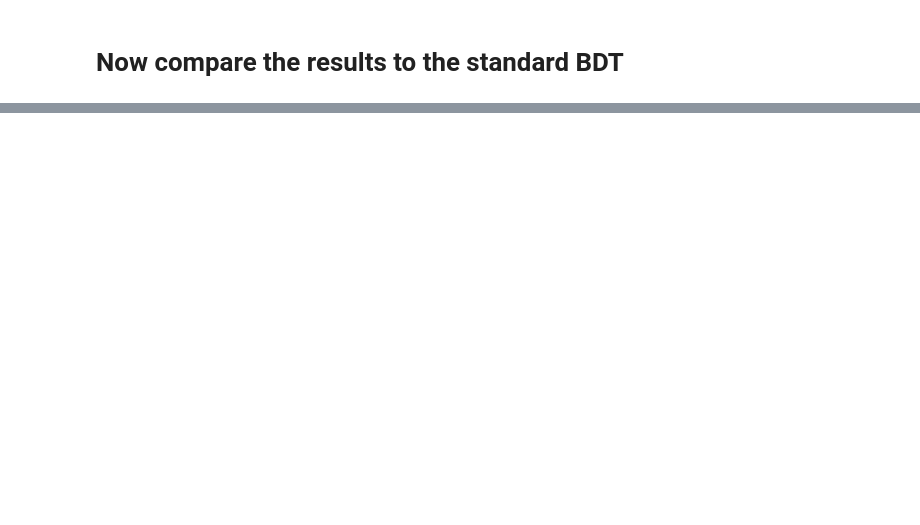
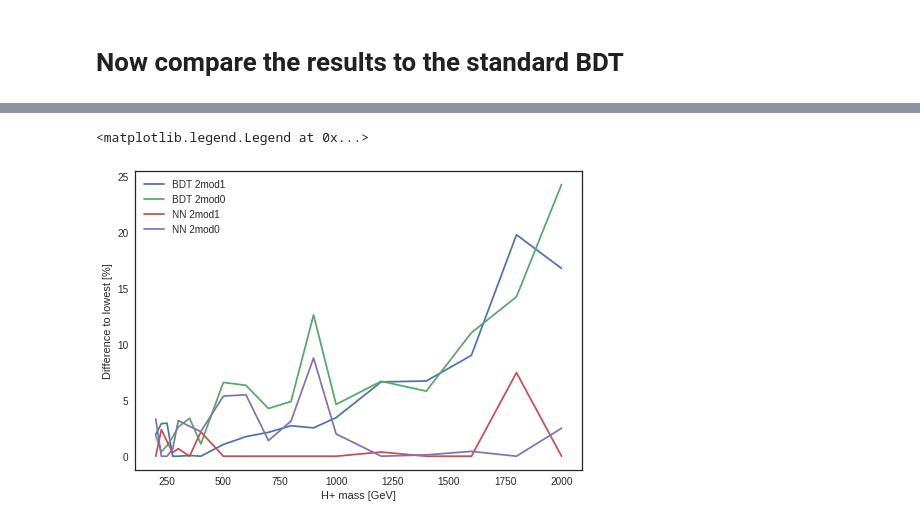
Before and after one commit to asalvadorsalas/HplusML, a Jupyter notebook: StandardNN.ipynb, the cells around one changed output, grey strips where cells are left out. Saved outputs shown, nothing was run; the diff lists cells and outputs as text; code cells hidden in the pictures; blank space fills up the shorter version.

```diff
--- a/StandardNN.ipynb
+++ b/StandardNN.ipynb
@@ -452,0 +480,25 @@ the 1.2 TeV mass poitns seems to have a problem with a nan in the ROC calculatio
+# %%
+import matplotlib.ticker as ticker
+
+plt.style.use('seaborn-white')
+
+print(bdttrain, bdttest, nntrain, nntest)
+plt.plot(hpmasses, bdttest, label="BDT 2mod1")
+plt.plot(hpmasses, bdttrain, label="BDT 2mod0")
+plt.plot(hpmasses, nntest, label="NN 2mod1")
+plt.plot(hpmasses, nntrain, label="NN 2mod0")
+plt.ylabel("1-ROC AUC")
+plt.xlabel("H+ mass [GeV]")
+plt.legend()
+
+fig,ax=plt.subplots()
+plt.semilogy(hpmasses, bdttest, label="BDT 2mod1")
+plt.semilogy(hpmasses, bdttrain, label="BDT 2mod0")
+plt.semilogy(hpmasses, nntest, label="NN 2mod1")
+plt.semilogy(hpmasses, nntrain, label="NN 2mod0")
+ax.yaxis.set_minor_formatter(ticker.LogFormatter(labelOnlyBase=True))
+#ax.yaxis.set_major_formatter(ticker.LogFormatter())
+plt.ylim([0.01,1])
+plt.ylabel("1-ROC AUC")
+plt.xlabel("H+ mass [GeV]")
+plt.legend()
@@ -452,0 +510,22 @@ the 1.2 TeV mass poitns seems to have a problem with a nan in the ROC calculatio
+# %%
+ratiobdttrain=[]
+ratiobdttest=[]
+rationntrain=[]
+rationntest=[]
+for i in range(len(hpmasses)):
+  mn=min(bdttrain[i],bdttest[i],nntrain[i],nntest[i])
+  ratiobdttrain.append((bdttrain[i]-mn)/mn*100)
+  ratiobdttest.append((bdttest[i]-mn)/mn*100)
+  rationntrain.append((nntrain[i]-mn)/mn*100)
+  rationntest.append((nntest[i]-mn)/mn*100)
+
+plt.plot(hpmasses, ratiobdttest, label="BDT 2mod1")
+plt.plot(hpmasses, ratiobdttrain, label="BDT 2mod0")
+plt.plot(hpmasses, rationntest, label="NN 2mod1")
+plt.plot(hpmasses, rationntrain, label="NN 2mod0")
+plt.ylabel("Difference to lowest [%]")
+plt.xlabel("H+ mass [GeV]")
+plt.legend()
+# %% [output]
+<matplotlib.legend.Legend at 0x...>
+[figure, added]
```
Also changed, not shown: parts of 14 cells of this notebook.
